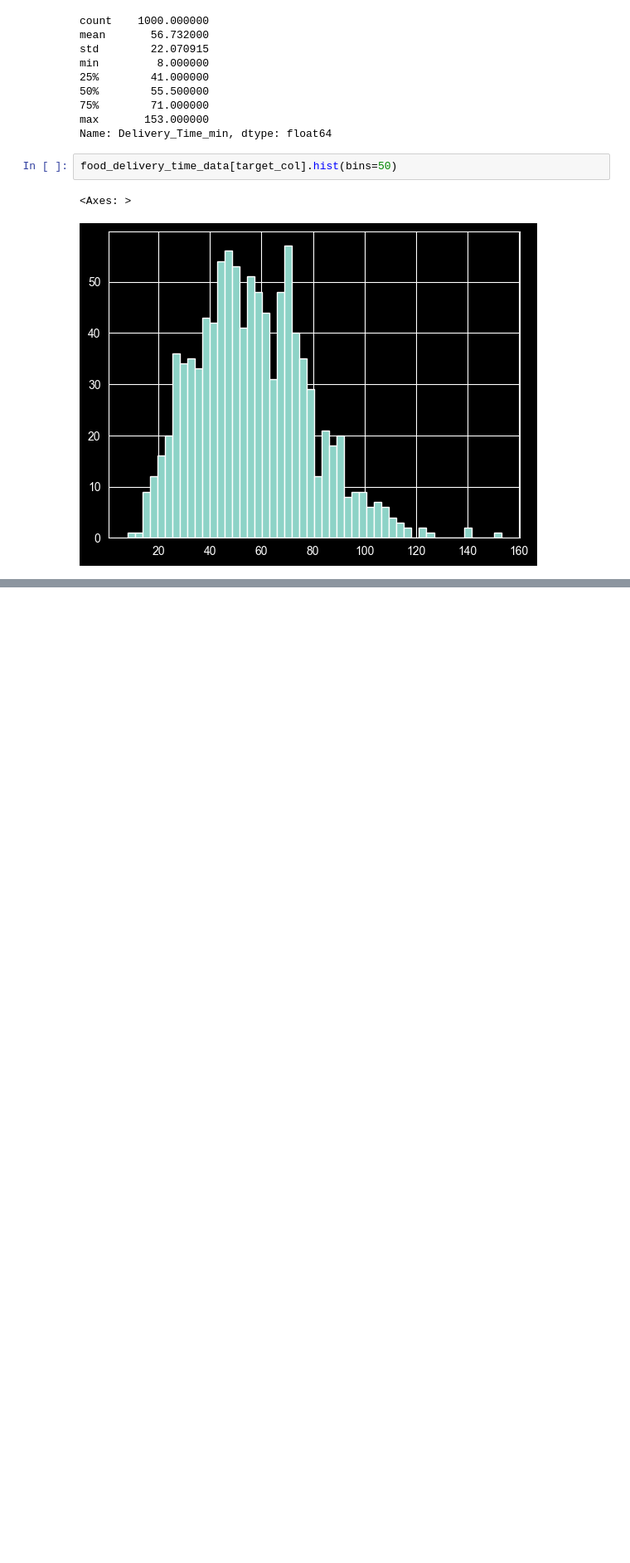
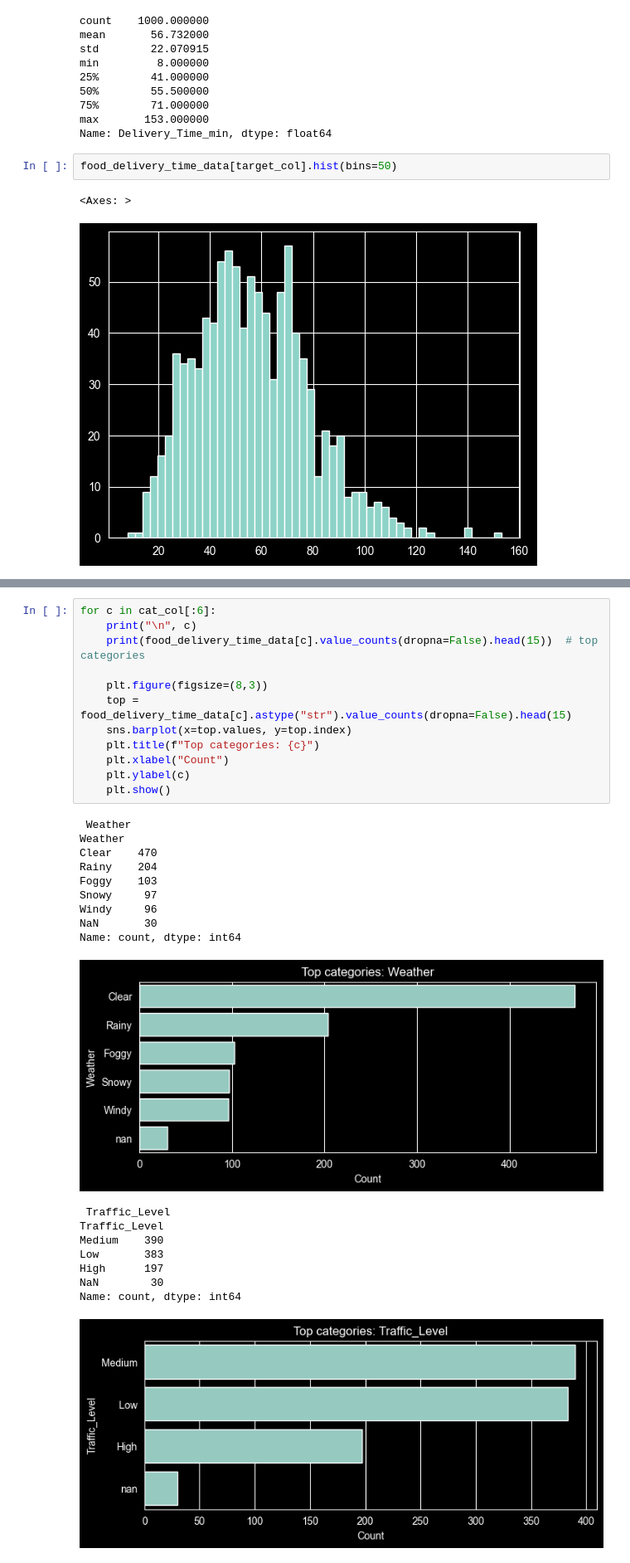
Before and after one commit to ashwinnm13/ml-tabular-delivery-time, a Jupyter notebook: notebooks/01_eda.ipynb, the cells around one changed output, grey strips where cells are left out. Shown at 83% size. Cells and saved outputs as stored; diff of their text form; blank space fills up the shorter version.

```diff
--- a/notebooks/01_eda.ipynb
+++ b/notebooks/01_eda.ipynb
@@ -81,0 +219,31 @@ food_delivery_time_data[target_col].hist(bins=50)
+# %%
+for c in cat_col[:6]:
+    print("\n", c)
+    print(food_delivery_time_data[c].value_counts(dropna=False).head(15))  # top categories
+
+    plt.figure(figsize=(8,3))
+    top = food_delivery_time_data[c].astype("str").value_counts(dropna=False).head(15)
+    sns.barplot(x=top.values, y=top.index)
+    plt.title(f"Top categories: {c}")
+    plt.xlabel("Count")
+    plt.ylabel(c)
+    plt.show()
+# %% [output]
+ Weather
+Weather
+Clear    470
+Rainy    204
+Foggy    103
+Snowy     97
+Windy     96
+NaN       30
+Name: count, dtype: int64
+[figure, added]
+ Traffic_Level
+Traffic_Level
+Medium    390
+Low       383
+High      197
+NaN        30
+Name: count, dtype: int64
+[figure, added]
```
Also changed, not shown: parts of 18 cells of this notebook.
